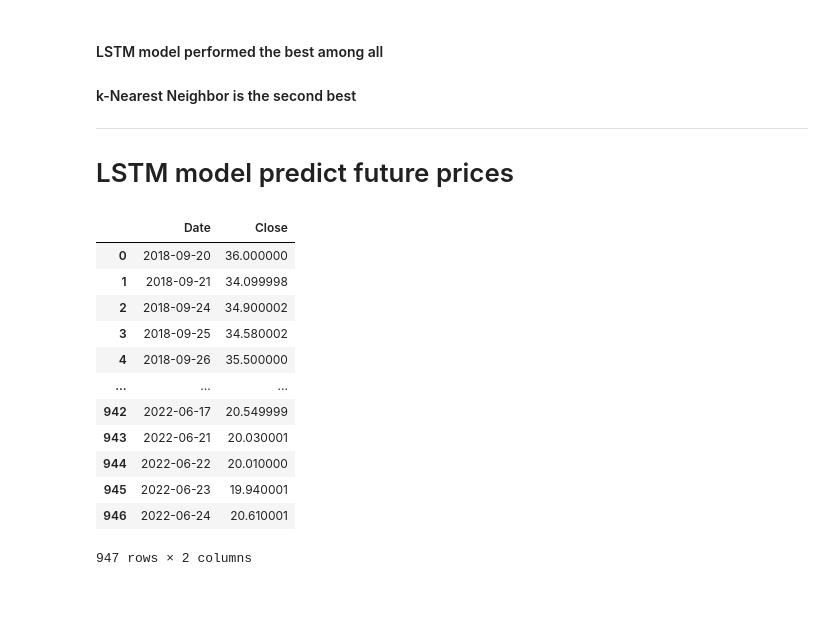
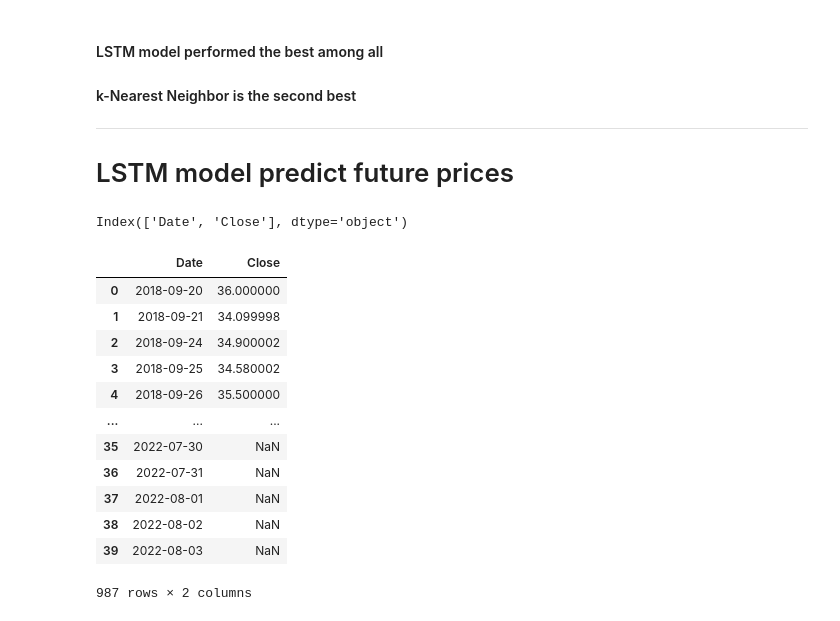
Before and after one commit to YanjunLin-Andrie/ELAN_stock_prediction, a Jupyter notebook: ELAN_full__analysis.ipynb, the cells around one changed output. Cells and saved outputs as stored; diff of their text form; code cells hidden in the pictures.

```diff
--- a/ELAN_full__analysis.ipynb
+++ b/ELAN_full__analysis.ipynb
@@ -429,25 +433,32 @@ from keras.layers import Dense, Dropout, LSTM
 
 df = pd.read_csv('elan.csv')
 df['Date'] = pd.to_datetime(df['Date'])
+
 #creating a separate dataset
-# new_data = pd.DataFrame(df, columns=['Open', 'High', 'Low', 'Close'])
 new_data = pd.DataFrame(df,columns=['Date', 'Close'])
 
 #creating dataframe
 data = df.sort_index(ascending=True, axis=0)
 
-new_data
+new_data.columns
 # %% [output]
-|  | Date | Close |
-| 0 | 2018-09-20 | 36.000000 |
-| 1 | 2018-09-21 | 34.099998 |
-| 2 | 2018-09-24 | 34.900002 |
-| 3 | 2018-09-25 | 34.580002 |
-| 4 | 2018-09-26 | 35.500000 |
-| ... | ... | ... |
-| 942 | 2022-06-17 | 20.549999 |
-| 943 | 2022-06-21 | 20.030001 |
-| 944 | 2022-06-22 | 20.010000 |
-| 945 | 2022-06-23 | 19.940001 |
-| 946 | 2022-06-24 | 20.610001 |
-947 rows × 2 columns
+Index(['Date', 'Close'], dtype='object')
+# %%
+future_dates = pd.date_range(start='06/25/2022', periods=40)
+future_dates_df = pd.DataFrame(future_dates, columns = ['Date'])
+new_df = pd.concat([new_data, future_dates_df], axis = 0)
+new_df
+# %% [output]
+|  | Date | Close |
+| 0 | 2018-09-20 | 36.000000 |
+| 1 | 2018-09-21 | 34.099998 |
+| 2 | 2018-09-24 | 34.900002 |
+| 3 | 2018-09-25 | 34.580002 |
+| 4 | 2018-09-26 | 35.500000 |
+| ... | ... | ... |
+| 35 | 2022-07-30 | NaN |
+| 36 | 2022-07-31 | NaN |
+| 37 | 2022-08-01 | NaN |
+| 38 | 2022-08-02 | NaN |
+| 39 | 2022-08-03 | NaN |
+987 rows × 2 columns
```
Also changed, not shown: parts of 31 cells of this notebook.
